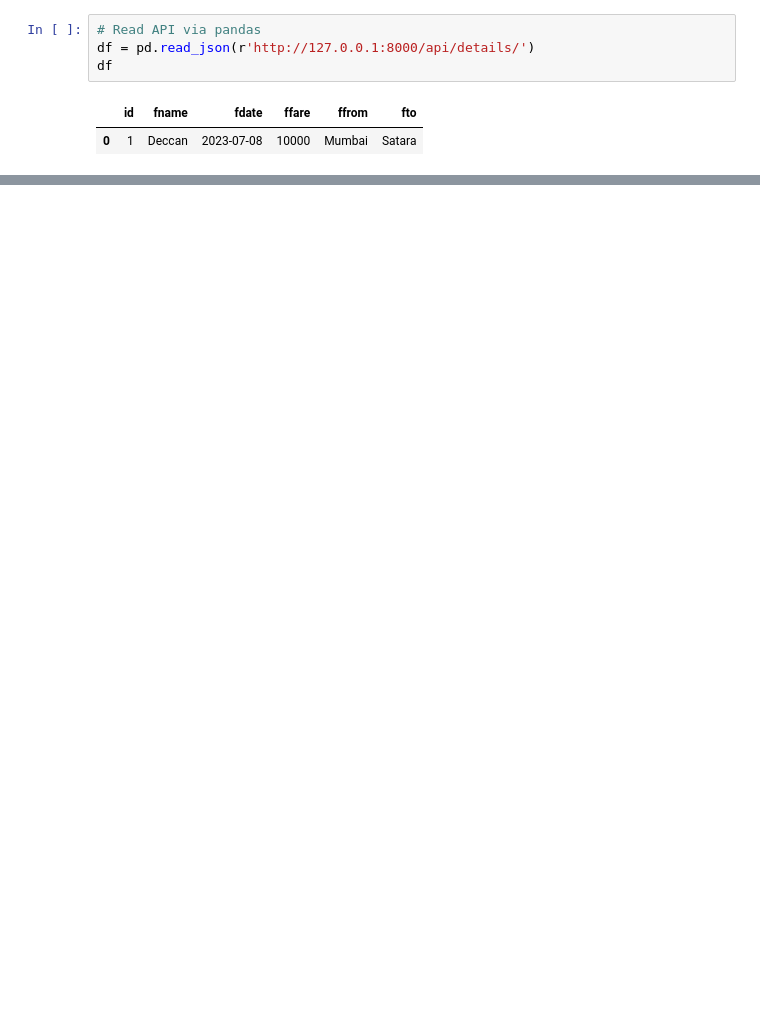
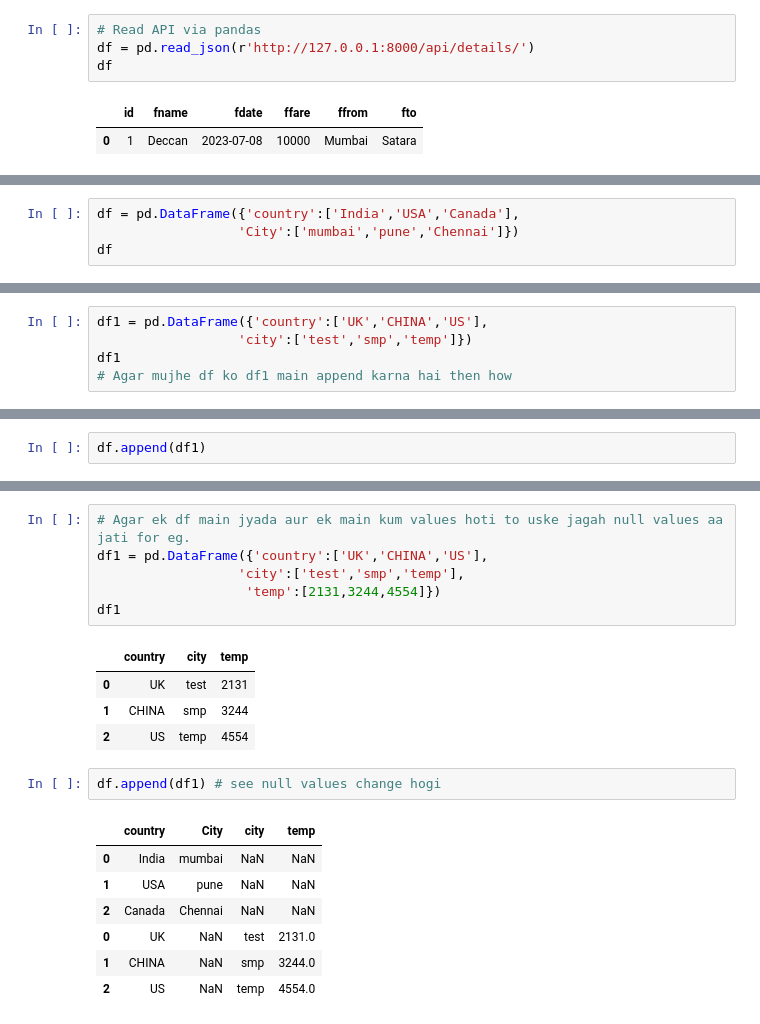
Before and after one commit to Meluha0911/Machine-Learning, a Jupyter notebook: Kantilal Sir-checkpoint.ipynb, the cells around one changed output, grey strips where cells are left out. Saved outputs shown, nothing was run; the diff lists cells and outputs as text; blank space fills up the shorter version.

```diff
--- a/Kantilal Sir-checkpoint.ipynb
+++ b/Kantilal Sir-checkpoint.ipynb
@@ -2350,0 +2486,4 @@ df
+# %%
+df = pd.DataFrame({'country':['India','USA','Canada'],
+                  'City':['mumbai','pune','Chennai']})
+df
@@ -2350,0 +2495,5 @@ df
+# %%
+df1 = pd.DataFrame({'country':['UK','CHINA','US'],
+                  'city':['test','smp','temp']})
+df1
+# Agar mujhe df ko df1 main append karna hai then how
@@ -2350,0 +2505,2 @@ df
+# %%
+df.append(df1)
@@ -2350,0 +2515,21 @@ df
+# %%
+# Agar ek df main jyada aur ek main kum values hoti to uske jagah null values aa jati for eg.
+df1 = pd.DataFrame({'country':['UK','CHINA','US'],
+                  'city':['test','smp','temp'],
+                   'temp':[2131,3244,4554]})
+df1
+# %% [output]
+|  | country | city | temp |
+| 0 | UK | test | 2131 |
+| 1 | CHINA | smp | 3244 |
+| 2 | US | temp | 4554 |
+# %%
+df.append(df1) # see null values change hogi
+# %% [output]
+|  | country | City | city | temp |
+| 0 | India | mumbai | NaN | NaN |
+| 1 | USA | pune | NaN | NaN |
+| 2 | Canada | Chennai | NaN | NaN |
+| 0 | UK | NaN | test | 2131.0 |
+| 1 | CHINA | NaN | smp | 3244.0 |
+| 2 | US | NaN | temp | 4554.0 |
```
Also changed, not shown: parts of 96 cells of this notebook, 1 other file.
